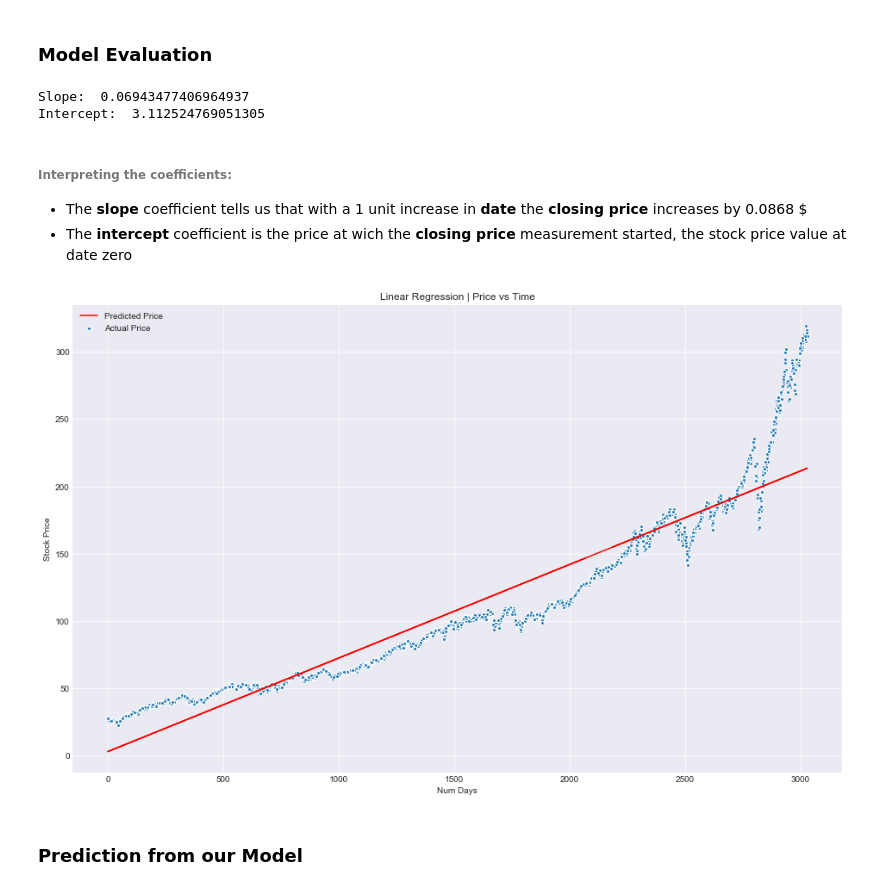
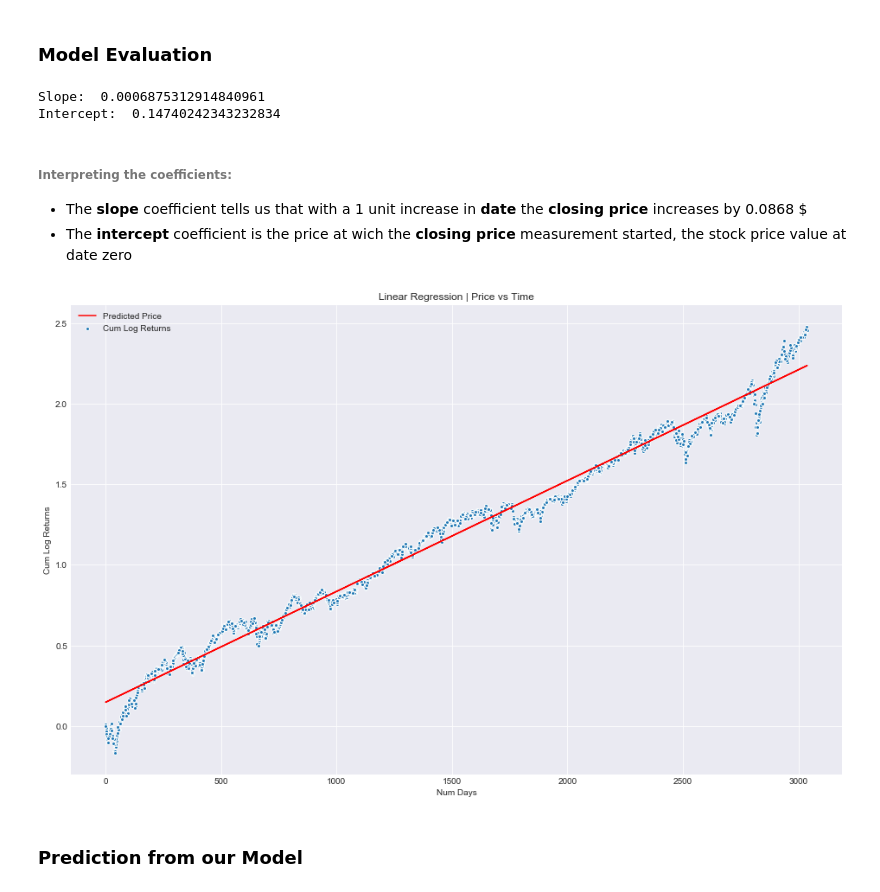
Before and after one commit to bestep50/Predicting-Stock-Prices-with-Linear-Regression, a Jupyter notebook: Predicting QQQ with Linear Regression.ipynb, the cells around one changed output. Saved outputs shown, nothing was run; the diff lists cells and outputs as text; code cells hidden in the pictures.

```diff
--- a/Predicting QQQ with Linear Regression.ipynb
+++ b/Predicting QQQ with Linear Regression.ipynb
@@ -85,6 +85,7 @@ We use the daily closing price **Adj Close** as the value to predict, so we can
 # %%
 # Create a new DataFrame with only closing price and date
 df = pd.DataFrame(data, columns=['Adj Close'])
+df['cum_log_rtns'] = np.cumsum(np.log(df['Adj Close']/df['Adj Close'].shift(1)))
 
 # Reset index column so that we have integers to represent time for later analysis
 df = df.reset_index()
@@ -113,5 +115,6 @@ memory usage: 47.5 KB
 # %%
 # Check for missing values in the columns
+df = df.dropna()
 df.isna().values.any()
 # %% [output]
 False
@@ -183,7 +186,7 @@ from sklearn.linear_model import LinearRegression
 # %%
 # Reshape index column to 2D array for .fit() method
 X_train = np.array(train.index).reshape(-1, 1)
-y_train = train['Adj Close']
+y_train = train['cum_log_rtns']
 # %%
 X_train
 # %% [output]
@@ -224,8 +227,8 @@ print('Slope: ', np.squeeze(model.coef_))
 # The Intercept
 print('Intercept: ', model.intercept_)
 # %% [output]
-Slope:  0.06943477406964937
-Intercept:  3.112524769051305
+Slope:  0.0006875312914840961
+Intercept:  0.14740242343232834
 # %% [markdown]
 ###### Interpreting the coefficients:
 
@@ -234,15 +237,15 @@ Intercept:  3.112524769051305
 # %%
 # Train set graph
 plt.figure(1, figsize=(16,10))
 plt.title('Linear Regression | Price vs Time')
-plt.scatter(X_train, y_train, edgecolor='w', label='Actual Price')
+plt.scatter(X_train, y_train, edgecolor='w', label='Cum Log Returns')
 plt.plot(X_train, model.predict(X_train), color='r', label='Predicted Price')
 plt.xlabel('Num Days')
-plt.ylabel('Stock Price')
+plt.ylabel('Cum Log Returns')
 plt.legend()
 plt.show()
 # %% [output]
-[figure, old version]
+[figure, new version]
 # %% [markdown]
 ### Prediction from our Model
 # %%
```
Also changed, not shown: parts of 19 cells of this notebook, 1 other file.
